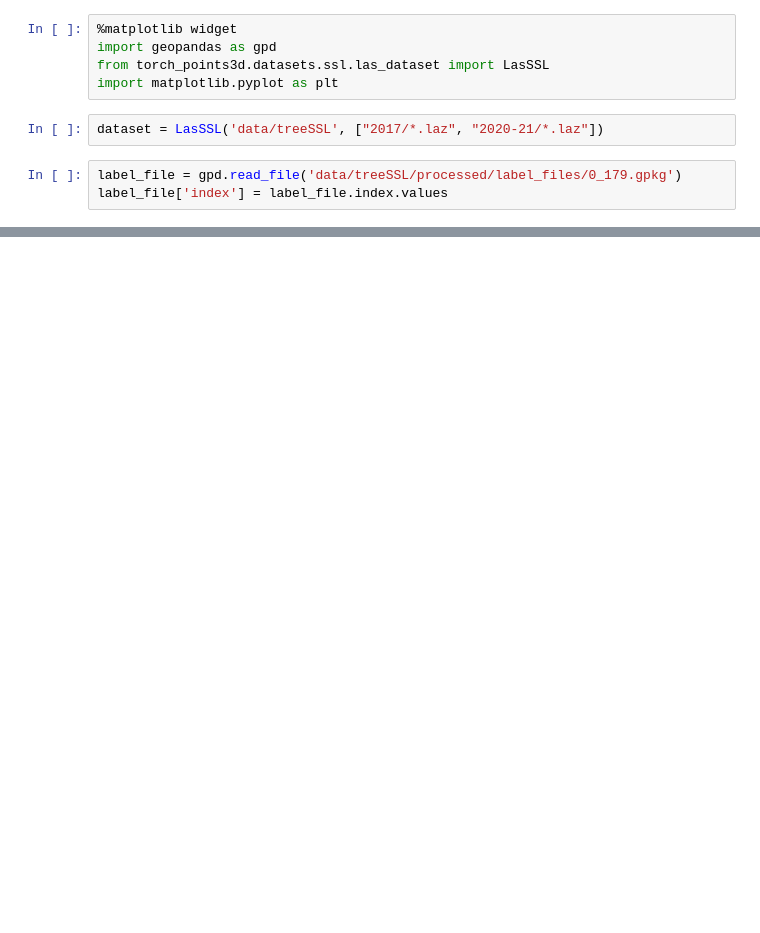
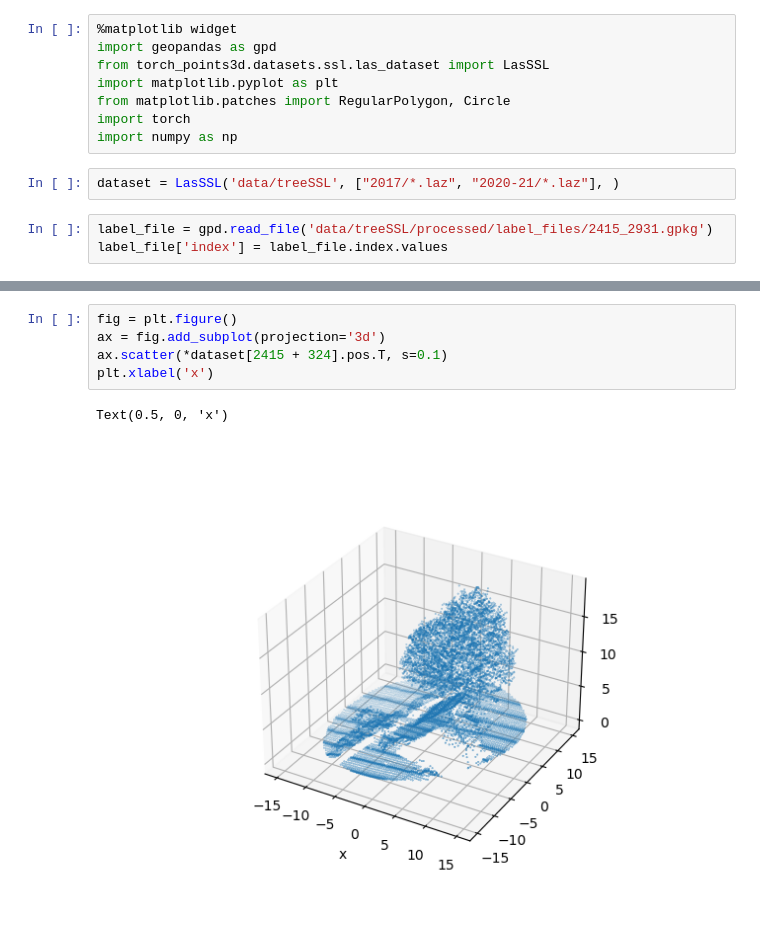
Before and after one commit to victaaahh/tree_ssl, a Jupyter notebook: torch-points3d/dataset_test.ipynb, the cells around one changed output, grey strips where cells are left out. Cells and saved outputs as stored; diff of their text form; blank space fills up the shorter version.

```diff
--- a/torch-points3d/dataset_test.ipynb
+++ b/torch-points3d/dataset_test.ipynb
@@ -3,15 +3,26 @@
 import geopandas as gpd
 from torch_points3d.datasets.ssl.las_dataset import LasSSL
 import matplotlib.pyplot as plt
+from matplotlib.patches import RegularPolygon, Circle
+import torch
+import numpy as np
 # %%
-dataset = LasSSL('data/treeSSL', ["2017/*.laz", "2020-21/*.laz"])
+dataset = LasSSL('data/treeSSL', ["2017/*.laz", "2020-21/*.laz"], )
 # %%
-label_file = gpd.read_file('data/treeSSL/processed/label_files/0_179.gpkg')
+label_file = gpd.read_file('data/treeSSL/processed/label_files/2415_2931.gpkg')
 label_file['index'] = label_file.index.values
 # %%
 label_file.explore()
 # %% [output]
 [interactive output not drawn]
+# %%
+fig = plt.figure()
+ax = fig.add_subplot(projection='3d')
+ax.scatter(*dataset[2415 + 324].pos.T, s=0.1)
+plt.xlabel('x')
+# %% [output]
+Text(0.5, 0, 'x')
+[figure, added]
 # %%
 fig = plt.figure()
 ax = fig.add_subplot(projection='3d')
```
Also changed, not shown: parts of 7 cells of this notebook, 1 other file.
